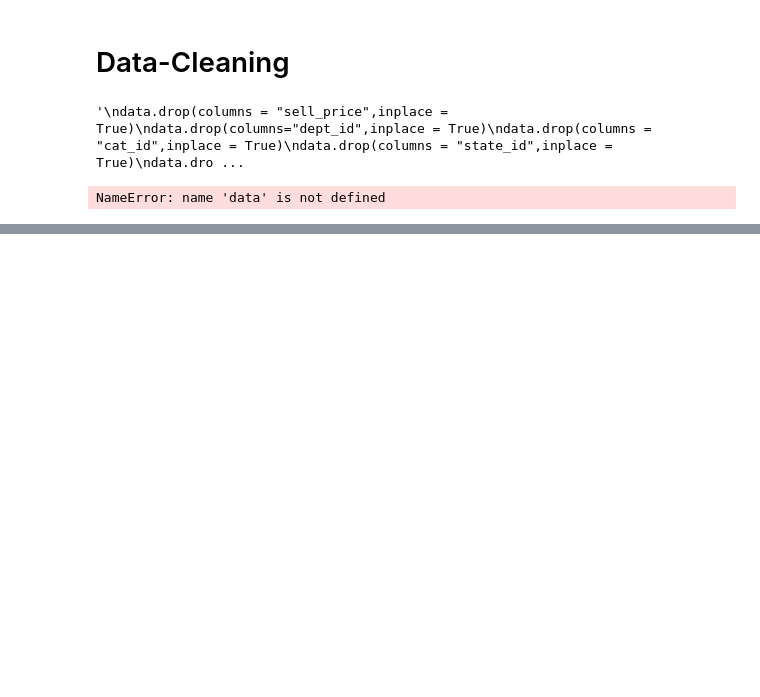
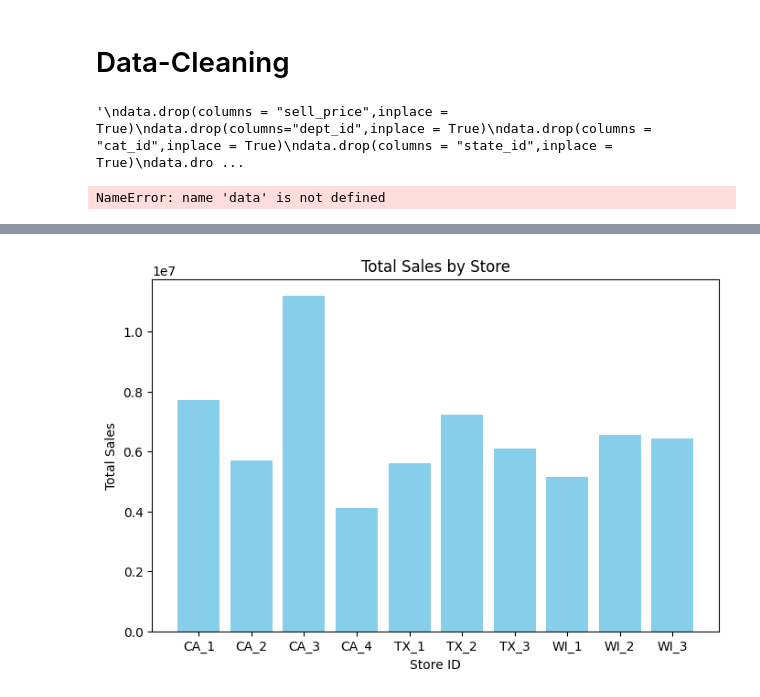
Before and after one commit to davidrimon2004/DEPI_project, a Jupyter notebook: data_cleaning.ipynb, the cells around one changed output, grey strips where cells are left out. Cells and saved outputs as stored; diff of their text form; code cells hidden in the pictures; blank space fills up the shorter version.

```diff
--- a/data_cleaning.ipynb
+++ b/data_cleaning.ipynb
@@ -264,0 +363,11 @@ NameError: name 'data' is not defined
+# %%
+# Which stores have the highest and lowest sales
+store_sales = data.groupby('store_id')['sales'].sum()
+plt.figure(figsize=(8,5))
+plt.bar(store_sales.index, store_sales.values, color='skyblue')
+plt.title('Total Sales by Store')
+plt.xlabel('Store ID')
+plt.ylabel('Total Sales')
+plt.show()
+# %% [output]
+[figure, added]
```
Also changed, not shown: parts of 16 cells of this notebook.
